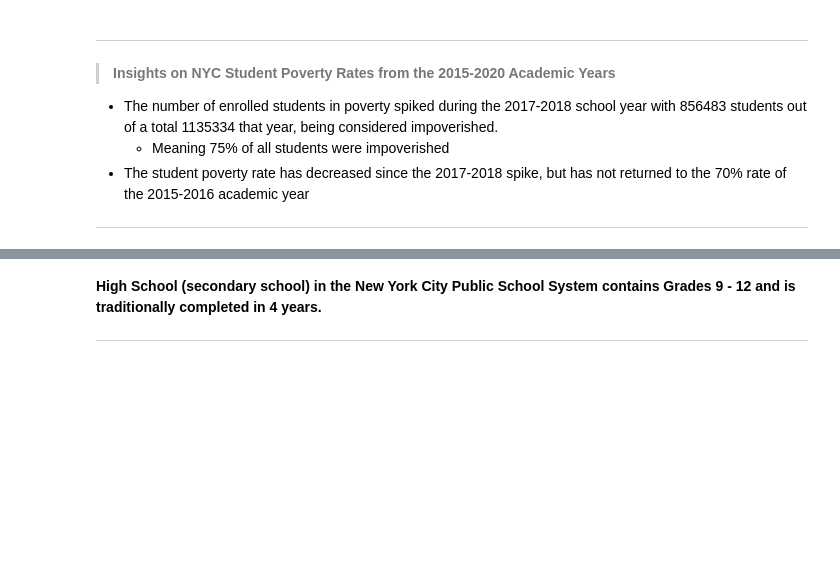
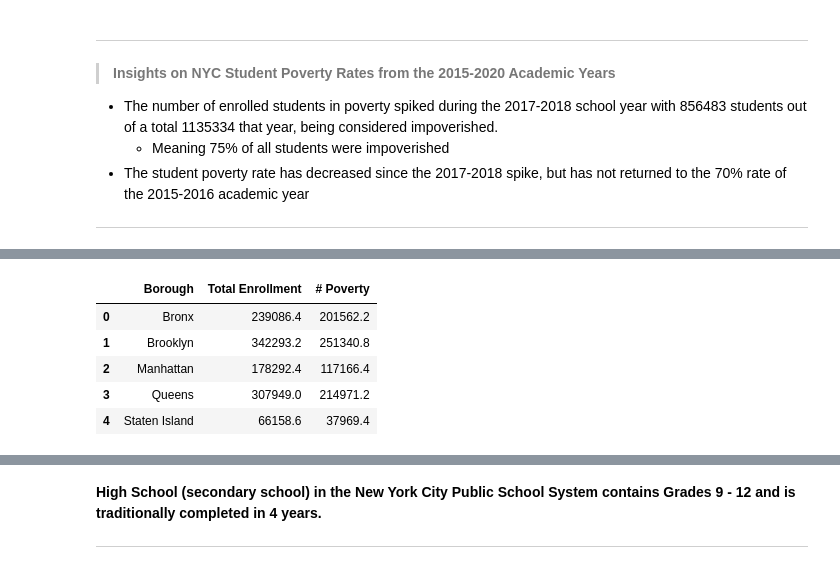
Before and after one commit to thetechleila/NYC-Public-Schools-EDA-Pre-and-Post-Pandemic, a Jupyter notebook: code/eda.ipynb, the cells around one changed output, grey strips where cells are left out. Saved outputs shown, nothing was run; the diff lists cells and outputs as text; code cells hidden in the pictures; blank space fills up the shorter version.

```diff
--- a/code/eda.ipynb
+++ b/code/eda.ipynb
@@ -631,0 +634,16 @@ ___
+# %%
+#Use GroupBy to get single poverty rate averages per Borough
+pov_cols = ["Total Enrollment", "# Poverty"]
+
+boro_eth_df = boro_dem_df[["Borough"] + pov_cols]
+
+boro_avg_pov = (boro_econ_df.groupby("Borough", as_index=False)[pov_cols].mean())
+
+boro_avg_pov
+# %% [output]
+|  | Borough | Total Enrollment | # Poverty |
+| 0 | Bronx | 239086.4 | 201562.2 |
+| 1 | Brooklyn | 342293.2 | 251340.8 |
+| 2 | Manhattan | 178292.4 | 117166.4 |
+| 3 | Queens | 307949.0 | 214971.2 |
+| 4 | Staten Island | 66158.6 | 37969.4 |
```
Also changed, not shown: parts of 10 cells of this notebook.
